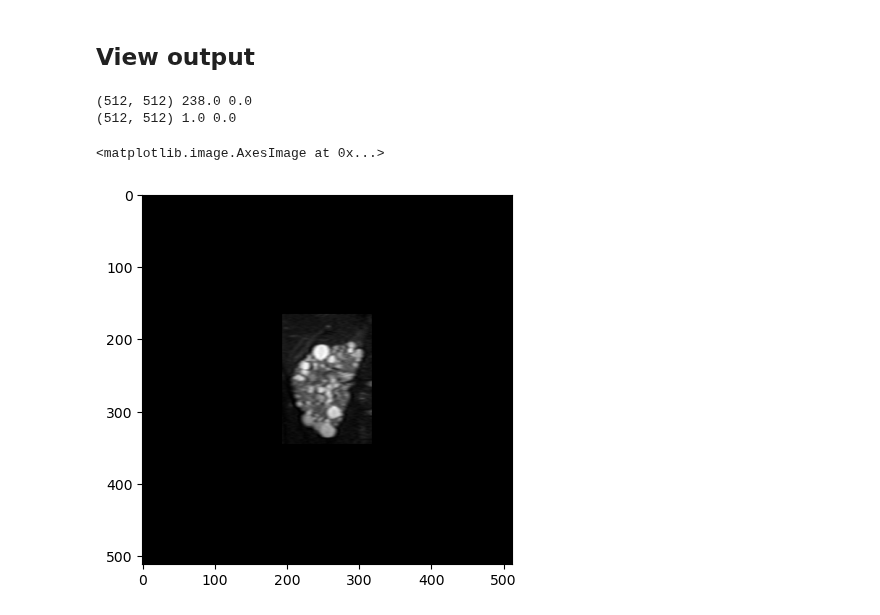
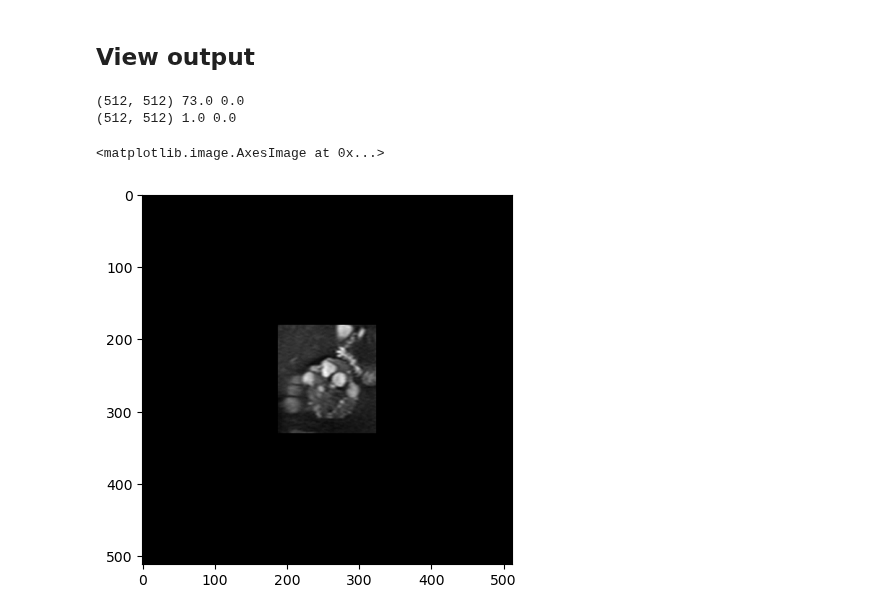
Before and after one commit to EmmaSchmidt2021/Kidney-Segmentation-Jupyter, a Jupyter notebook: (2) Model Training - Data Generator - Cyst Seg.ipynb, the cells around one changed output. Cells and saved outputs as stored; diff of their text form; code cells hidden in the pictures.

```diff
--- a/(2) Model Training - Data Generator - Cyst Seg.ipynb
+++ b/(2) Model Training - Data Generator - Cyst Seg.ipynb
@@ -241,0 +288,15 @@ partition = {'train':train_list, 'validation':val_list}
+# %%
+train_sets=[]
+for i in range(len(train_csv_list)):
+    phrase1 = train_csv_list[i][:-2]
+    phrase2 = train_csv_list[i][-1]
+    print(phrase1, phrase2)
+    for z in range(len(unique_ids)):
+        name = unique_ids[z]
+        if phrase1 in name:
+            if phrase2 in name:
+                train_sets.append(name)
+            else:
+                continue
+        else:
+            continue
@@ -241,0 +321,15 @@ partition = {'train':train_list, 'validation':val_list}
+# %%
+val_sets=[]
+for i in range(len(val_csv_list)):
+    phrase1 = val_csv_list[i][:-2]
+    phrase2 = val_csv_list[i][-1]
+    print(phrase1, phrase2)
+    for z in range(len(unique_ids)):
+        name = unique_ids[z]
+        if phrase1 in name:
+            if phrase2 in name:
+                val_sets.append(name)
+            else:
+                continue
+        else:
+            continue
@@ -241,0 +356,10 @@ partition = {'train':train_list, 'validation':val_list}
+# %%
+train_list = []
+for i in range(len(images)):
+    if any(phrase in images[i] for phrase in train_sets):
+        train_list.append(images[i])
+# %%
+val_list = []
+for i in range(len(images)):
+    if any(phrase in images[i] for phrase in val_sets):
+        val_list.append(images[i])
@@ -317,19 +449,20 @@ print(X.shape, y.shape)
 # %% [markdown]
 ## View output
 # %%
-X_img = X[10,:,:,0]
-X_msk =X[10,:,:,1]
+n=5
+X_img = X[n,:,:,0]
+X_msk =X[n,:,:,1]
 print(X_img.shape, X_img.max(), X_img.min())
 print(X_msk.shape, X_msk.max(), X_msk.min())
 
 import matplotlib.pyplot as plt
 %matplotlib inline
 plt.imshow(X_img, cmap="gray")
 # %% [output]
-(512, 512) 238.0 0.0
+(512, 512) 73.0 0.0
 (512, 512) 1.0 0.0
 <matplotlib.image.AxesImage at 0x...>
-[figure, old version]
+[figure, new version]
 # %%
 %matplotlib inline
 plt.imshow(X_msk, cmap="gray")
```
Also changed, not shown: parts of 25 cells of this notebook, 4 other files.
